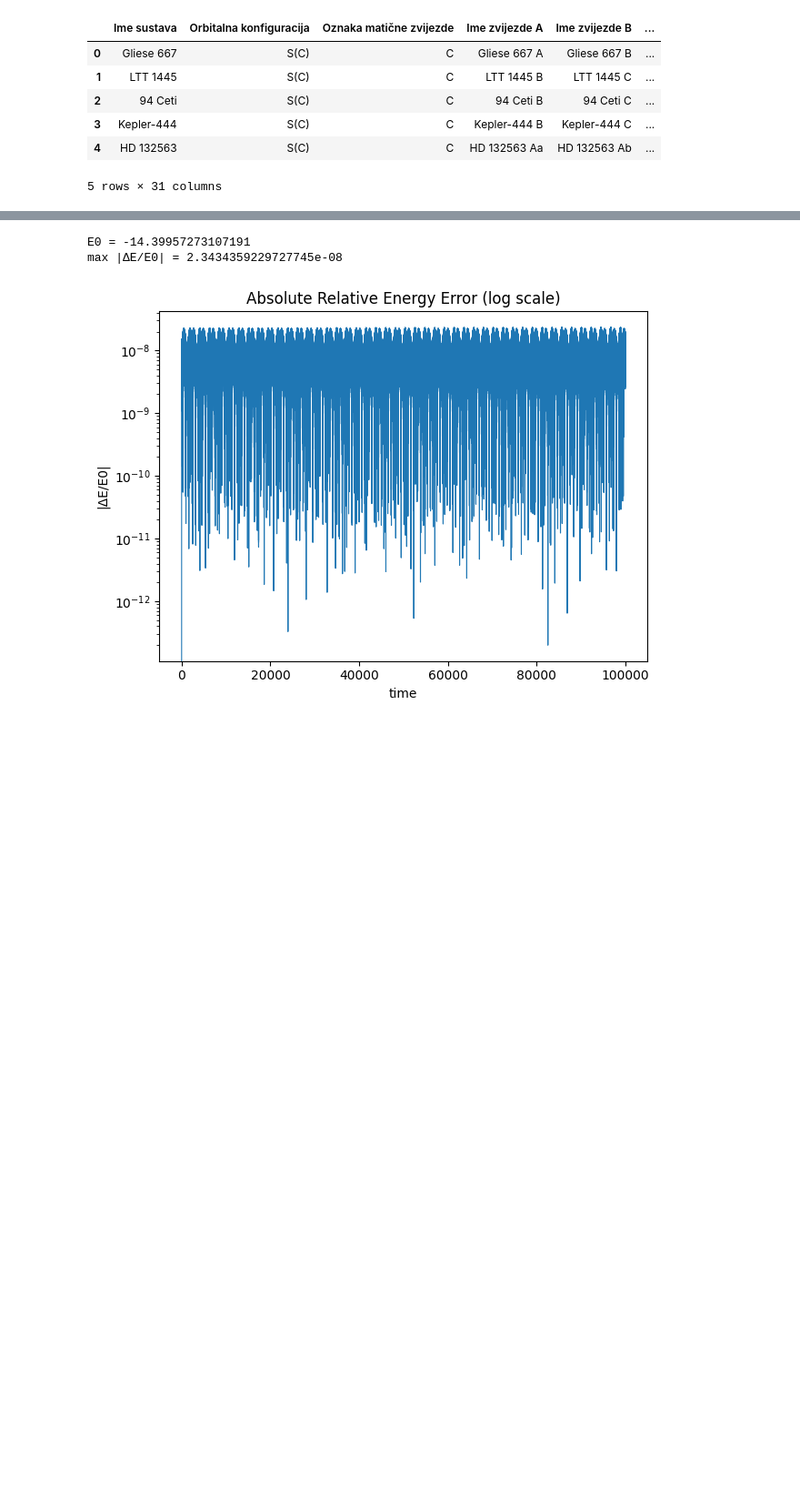
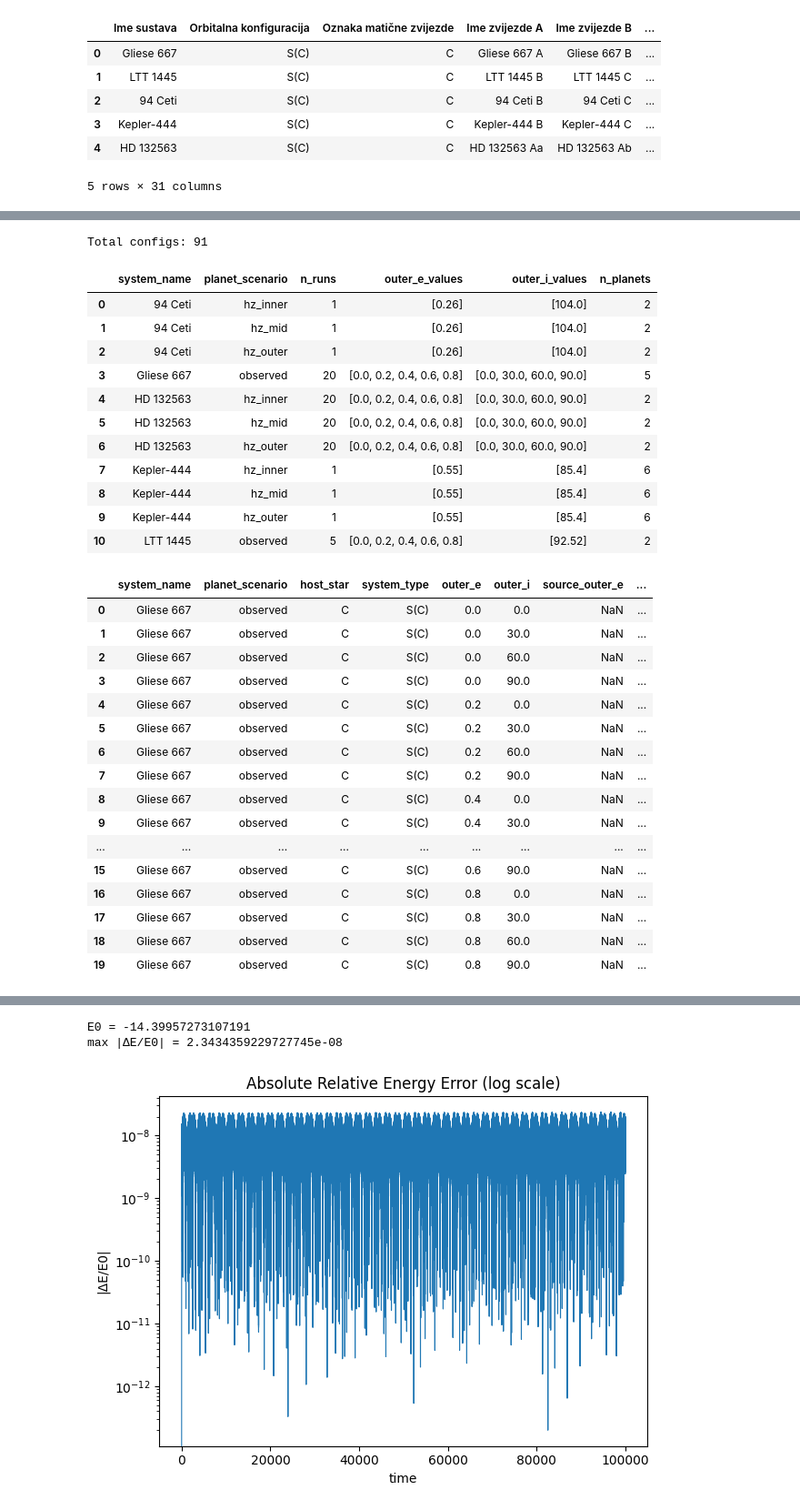
Before and after one commit to emadonev/nbody_exoplanets, a Jupyter notebook: nbs/results.ipynb, the cells around one changed output, grey strips where cells are left out. Shown at 91% size. Cells and saved outputs as stored; diff of their text form; code cells hidden in the pictures; blank space fills up the shorter version.

```diff
--- a/nbs/results.ipynb
+++ b/nbs/results.ipynb
@@ -52,6 +54,71 @@ tf = 100000 yr
 Example dt = 0.00203401 yr
 Example output_every_n = 491
 Example snapshots = 100130
+# %%
+preview_df = pd.DataFrame([
+    {
+        'system_name': cfg['system_name'],
+        'planet_scenario': cfg['planet_scenario'],
+        'host_star': cfg['host_star'],
+        'system_type': cfg['system_type'],
+        'outer_e': cfg['outer_e'],
+        'outer_i': cfg['outer_i'],
+        'source_outer_e': cfg['source_outer_e'],
+        'source_outer_i': cfg['source_outer_i'],
+        'source_inner_e': cfg['source_inner_e'],
+        'source_inner_i': cfg['source_inner_i'],
+        'n_planets': len(cfg['planets']),
+        'experiment_name': cfg['experiment_name'],
+        'output_file': cfg['output_file'],
+    }
+    for cfg in configs
+])
+
+summary_df = (
+    preview_df.groupby(['system_name', 'planet_scenario'], as_index=False)
+    .agg(
+        n_runs=('experiment_name', 'size'),
+        outer_e_values=('outer_e', lambda s: sorted(pd.unique(s))),
+        outer_i_values=('outer_i', lambda s: sorted(pd.unique(s))),
+        n_planets=('n_planets', 'first'),
+    )
+    .sort_values(['system_name', 'planet_scenario'])
+)
+
+print(f"Total configs: {len(preview_df)}")
+display(summary_df)
+display(preview_df.head(20))
+# %% [output]
+Total configs: 91
+|  | system_name | planet_scenario | n_runs | outer_e_values | outer_i_values | n_planets |
+| 0 | 94 Ceti | hz_inner | 1 | [0.26] | [104.0] | 2 |
+| 1 | 94 Ceti | hz_mid | 1 | [0.26] | [104.0] | 2 |
+| 2 | 94 Ceti | hz_outer | 1 | [0.26] | [104.0] | 2 |
+| 3 | Gliese 667 | observed | 20 | [0.0, 0.2, 0.4, 0.6, 0.8] | [0.0, 30.0, 60.0, 90.0] | 5 |
+| 4 | HD 132563 | hz_inner | 20 | [0.0, 0.2, 0.4, 0.6, 0.8] | [0.0, 30.0, 60.0, 90.0] | 2 |
+| 5 | HD 132563 | hz_mid | 20 | [0.0, 0.2, 0.4, 0.6, 0.8] | [0.0, 30.0, 60.0, 90.0] | 2 |
+| 6 | HD 132563 | hz_outer | 20 | [0.0, 0.2, 0.4, 0.6, 0.8] | [0.0, 30.0, 60.0, 90.0] | 2 |
+| 7 | Kepler-444 | hz_inner | 1 | [0.55] | [85.4] | 6 |
+| 8 | Kepler-444 | hz_mid | 1 | [0.55] | [85.4] | 6 |
+| 9 | Kepler-444 | hz_outer | 1 | [0.55] | [85.4] | 6 |
+| 10 | LTT 1445 | observed | 5 | [0.0, 0.2, 0.4, 0.6, 0.8] | [92.52] | 2 |
+|  | system_name | planet_scenario | host_star | system_type | outer_e | outer_i | source_outer_e | ... |
+| 0 | Gliese 667 | observed | C | S(C) | 0.0 | 0.0 | NaN | ... |
+| 1 | Gliese 667 | observed | C | S(C) | 0.0 | 30.0 | NaN | ... |
+| 2 | Gliese 667 | observed | C | S(C) | 0.0 | 60.0 | NaN | ... |
+| 3 | Gliese 667 | observed | C | S(C) | 0.0 | 90.0 | NaN | ... |
+| 4 | Gliese 667 | observed | C | S(C) | 0.2 | 0.0 | NaN | ... |
+| 5 | Gliese 667 | observed | C | S(C) | 0.2 | 30.0 | NaN | ... |
+| 6 | Gliese 667 | observed | C | S(C) | 0.2 | 60.0 | NaN | ... |
+| 7 | Gliese 667 | observed | C | S(C) | 0.2 | 90.0 | NaN | ... |
+| 8 | Gliese 667 | observed | C | S(C) | 0.4 | 0.0 | NaN | ... |
+| 9 | Gliese 667 | observed | C | S(C) | 0.4 | 30.0 | NaN | ... |
+| ... | ... | ... | ... | ... | ... | ... | ... | ... |
+| 15 | Gliese 667 | observed | C | S(C) | 0.6 | 90.0 | NaN | ... |
+| 16 | Gliese 667 | observed | C | S(C) | 0.8 | 0.0 | NaN | ... |
+| 17 | Gliese 667 | observed | C | S(C) | 0.8 | 30.0 | NaN | ... |
+| 18 | Gliese 667 | observed | C | S(C) | 0.8 | 60.0 | NaN | ... |
+| 19 | Gliese 667 | observed | C | S(C) | 0.8 | 90.0 | NaN | ... |
 # %%
 # --- Post-processing: compute orbital elements, energy, temperature, HZ ---
 from integrator import postprocess
```
Also changed, not shown: parts of 7 cells of this notebook, 26 other files.
